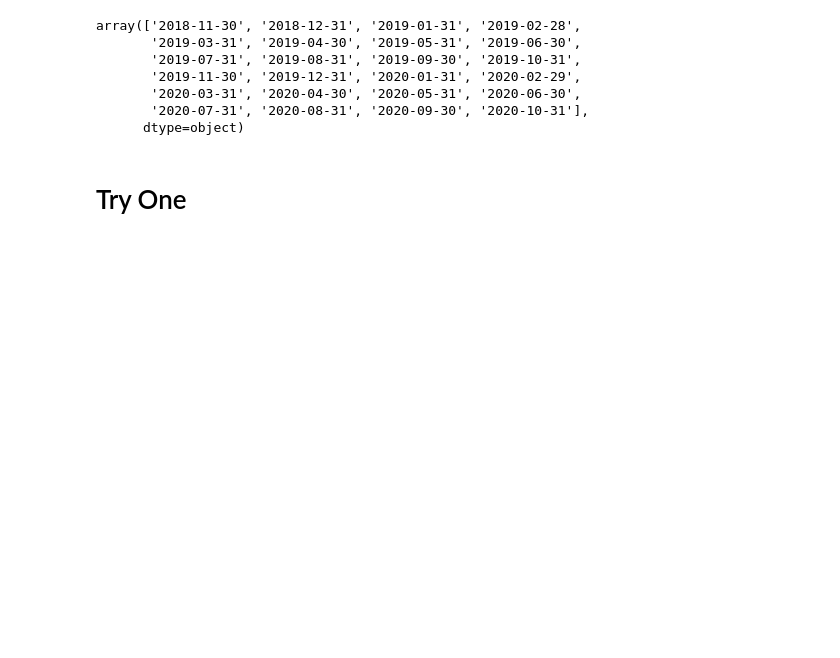
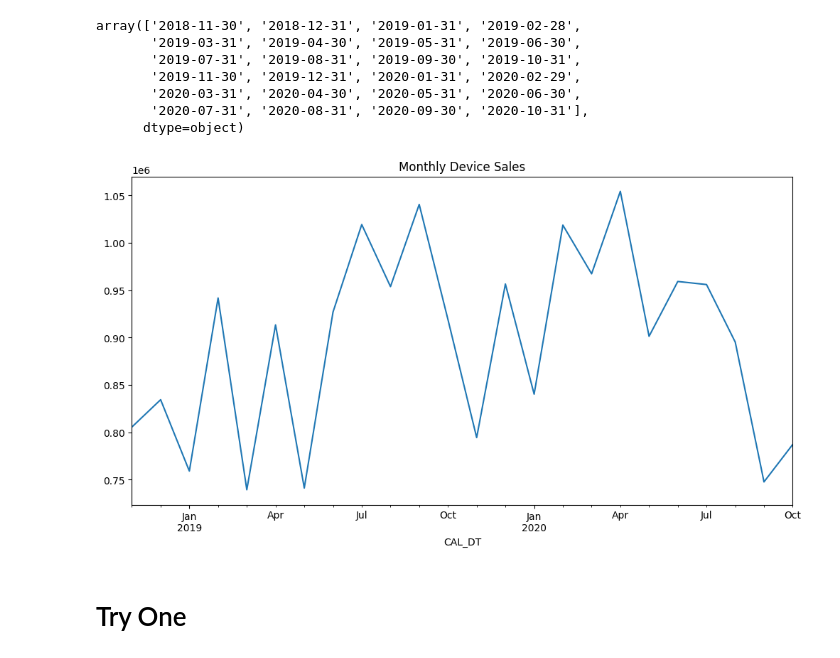
Before and after one commit to mdsri/Wakeb_coop, a Jupyter notebook: Week 4/models.ipynb, the cells around one changed output. Drawn from its saved outputs; the diff is of its cells as text; code cells hidden in the pictures; blank space fills up the shorter version.

```diff
--- a/Week 4/models.ipynb
+++ b/Week 4/models.ipynb
@@ -18,6 +18,13 @@ array(['2018-11-30', '2018-12-31', '2019-01-31', '2019-02-28',
 df['CAL_DT'] = pd.to_datetime(df['CAL_DT'])
 df_monthly = df.groupby('CAL_DT')['DEVICE_COUNT'].sum().to_frame()
 df_monthly = df_monthly.sort_index()
+# %%
+import matplotlib.pyplot as plt
+
+df_monthly['DEVICE_COUNT'].plot(figsize=(12,6), title='Monthly Device Sales')
+plt.show()
+# %% [output]
+[figure, added]
 # %% [markdown]
 # Try One
 # %%
```
Also changed, not shown: parts of 19 cells of this notebook.
